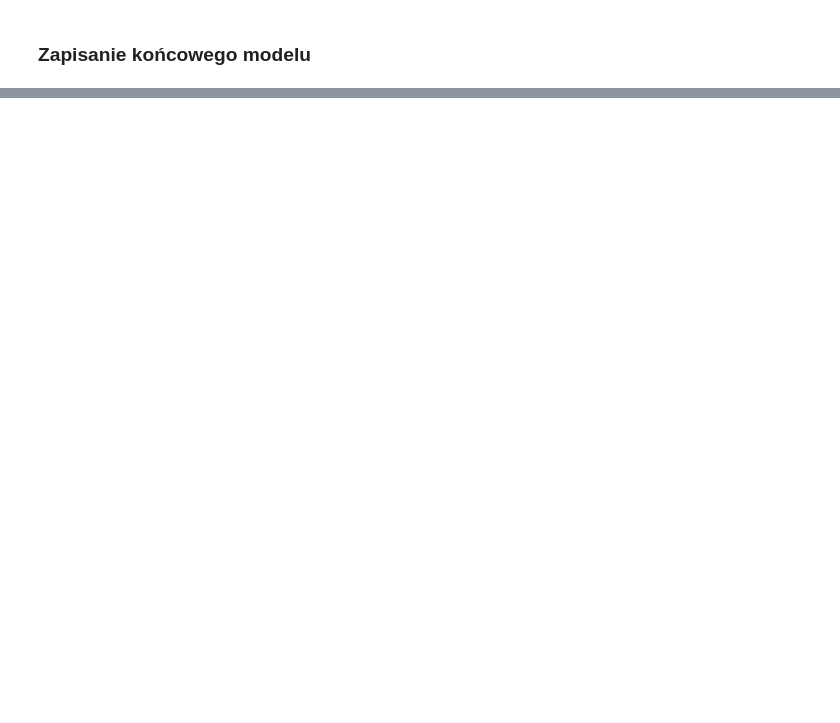
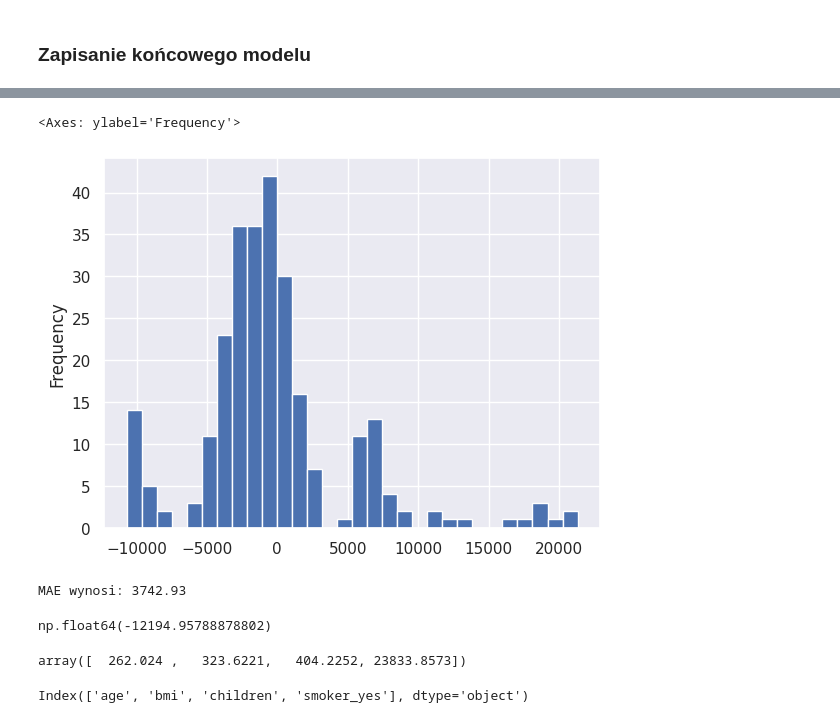
Before and after one commit to kamsolek/machine-learning-bootcamp, a Jupyter notebook: supervised/02_regression/04_backward_elimination.ipynb, the cells around one changed output, grey strips where cells are left out. Drawn from its saved outputs; the diff is of its cells as text; code cells hidden in the pictures; blank space fills up the shorter version.

```diff
--- a/supervised/02_regression/04_backward_elimination.ipynb
+++ b/supervised/02_regression/04_backward_elimination.ipynb
@@ -549,0 +671,9 @@ ols.save('model.pickle')
+# %%
+from sklearn.model_selection import train_test_split
+
+X_train, X_test, y_train, y_test = train_test_split(data, target, test_size=0.2)
+
+print(f'X_trian shape: {X_train.shape}')
+print(f'X_test shape: {X_test.shape}')
+print(f'y_trian shape: {y_train.shape}')
+print(f'y_test shape: {y_test.shape}')
@@ -549,0 +687,5 @@ ols.save('model.pickle')
+# %%
+from sklearn.linear_model import LinearRegression
+
+regressor = LinearRegression()
+regressor.fit(X_train, y_train)
@@ -549,0 +698,3 @@ ols.save('model.pickle')
+# %%
+y_pred = regressor.predict(X_test)
+y_pred[:10]
@@ -549,0 +704,5 @@ ols.save('model.pickle')
+# %%
+y_true = y_test.copy()
+predictions = pd.DataFrame(data={'y_true': y_true, 'y_pred': y_pred})
+predictions['error'] = predictions['y_true'] -  predictions['y_pred']
+predictions.head()
@@ -549,0 +716,24 @@ ols.save('model.pickle')
+# %%
+predictions.error.plot(kind='hist', bins=30)
+# %% [output]
+<Axes: ylabel='Frequency'>
+[figure, added]
+# %%
+from sklearn.metrics import mean_absolute_error
+
+mae = mean_absolute_error(y_true, y_pred)
+print(f'MAE wynosi: {mae:.2f}')
+# %% [output]
+MAE wynosi: 3742.93
+# %%
+regressor.intercept_
+# %% [output]
+np.float64(-12194.95788878802)
+# %%
+regressor.coef_
+# %% [output]
+array([  262.024 ,   323.6221,   404.2252, 23833.8573])
+# %%
+data.columns
+# %% [output]
+Index(['age', 'bmi', 'children', 'smoker_yes'], dtype='object')
```
Also changed, not shown: parts of 23 cells of this notebook.
